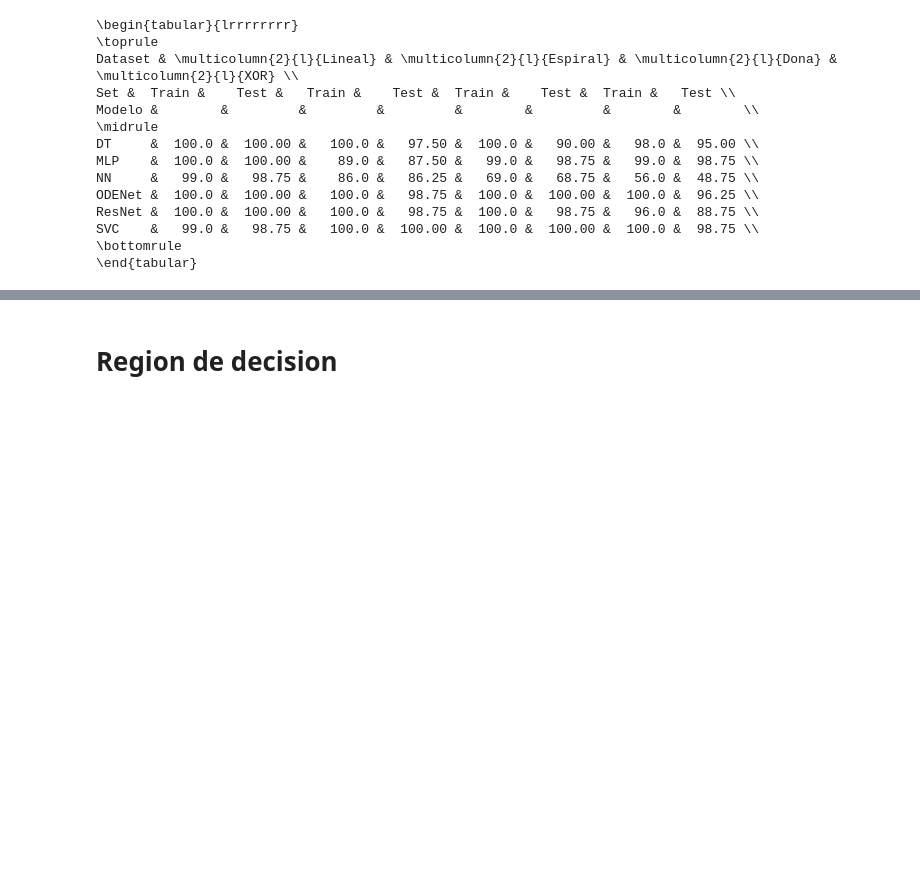
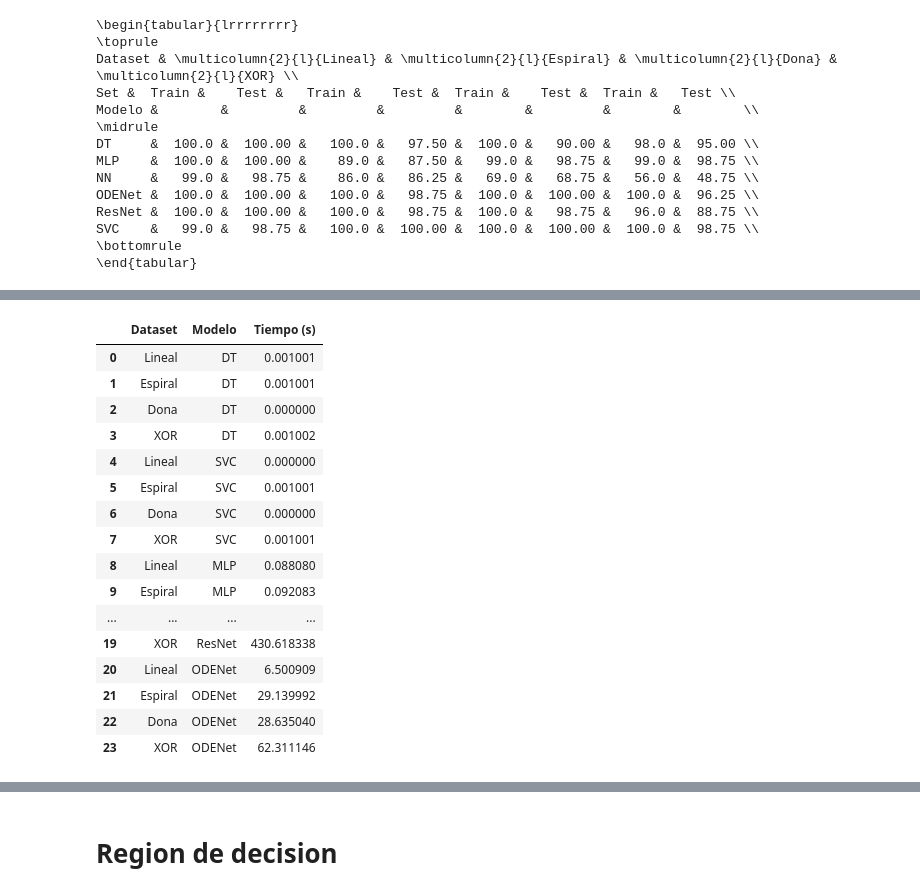
Before and after one commit to furrutiav/deep-learning-as-optimal-control, a Jupyter notebook: 07_resumen_resultados.ipynb, the cells around one changed output, grey strips where cells are left out. Drawn from its saved outputs; the diff is of its cells as text; code cells hidden in the pictures; blank space fills up the shorter version.

```diff
--- a/07_resumen_resultados.ipynb
+++ b/07_resumen_resultados.ipynb
@@ -464,6 +465,7 @@ for i, data_name in enumerate("Lineal Espiral Dona XOR".split()):
     for j, set_name in enumerate("Train Test".split()):
         set_j = dataset_i[j]
         for k, model_name in enumerate("DT SVC MLP NN ResNet ODENet".split()):
+            start = time()
             o = {"Dataset": data_name, "Set": set_name, "Modelo": model_name}
             if model_name == "ResNet":
                 resnet_optimal_control_i = resnet_optimal_control[i]
@@ -485,5 +487,7 @@ for i, data_name in enumerate("Lineal Espiral Dona XOR".split()):
             elif model_name == "NN":
                 nn_clf_i = nn_clf[i]
                 o["preds"] = nn_clf_i.predict(set_j[0])
+            end = time()
+            o["time"] = end-start
             preds.append(o)
 # %% [output]
@@ -573,0 +569,27 @@ SVC    &   99.0 &   98.75 &   100.0 &  100.00 &  100.0 &  100.00 &  100.0 &  98.
+# %%
+dt_times = pickle.load(open("dt_times.pickle", "rb"))
+svc_times = pickle.load(open("svc_times.pickle", "rb"))
+mlp_times = pickle.load(open("mlp_times.pickle", "rb"))
+nn_times = pickle.load(open("nn_times.pickle", "rb"))
+resnet_times = pickle.load(open("resnet_times.pickle", "rb"))
+odenet_times = pickle.load(open("odenet_times.pickle", "rb"))
+# %%
+train_times_ = [
+    dt_times,
+    svc_times,
+    mlp_times,
+    nn_times,
+    resnet_times,
+    odenet_times
+]
+# %%
+train_times = []
+for i, times in enumerate(train_times_):
+    model_name = "DT SVC MLP NN ResNet ODENet".split()[i]
+    for j, set_name in enumerate("Lineal Espiral Dona XOR".split()):
+        o = {
+            'Dataset': set_name,
+            'Modelo': model_name,
+            "Tiempo (s)": times[j]
+        }
+        train_times.append(o)
@@ -573,0 +625,21 @@ SVC    &   99.0 &   98.75 &   100.0 &  100.00 &  100.0 &  100.00 &  100.0 &  98.
+# %%
+train_table = pd.DataFrame(train_times)
+train_table
+# %% [output]
+|  | Dataset | Modelo | Tiempo (s) |
+| 0 | Lineal | DT | 0.001001 |
+| 1 | Espiral | DT | 0.001001 |
+| 2 | Dona | DT | 0.000000 |
+| 3 | XOR | DT | 0.001002 |
+| 4 | Lineal | SVC | 0.000000 |
+| 5 | Espiral | SVC | 0.001001 |
+| 6 | Dona | SVC | 0.000000 |
+| 7 | XOR | SVC | 0.001001 |
+| 8 | Lineal | MLP | 0.088080 |
+| 9 | Espiral | MLP | 0.092083 |
+| ... | ... | ... | ... |
+| 19 | XOR | ResNet | 430.618338 |
+| 20 | Lineal | ODENet | 6.500909 |
+| 21 | Espiral | ODENet | 29.139992 |
+| 22 | Dona | ODENet | 28.635040 |
+| 23 | XOR | ODENet | 62.311146 |
```
Also changed, not shown: parts of 11 cells of this notebook, 13 other files.
